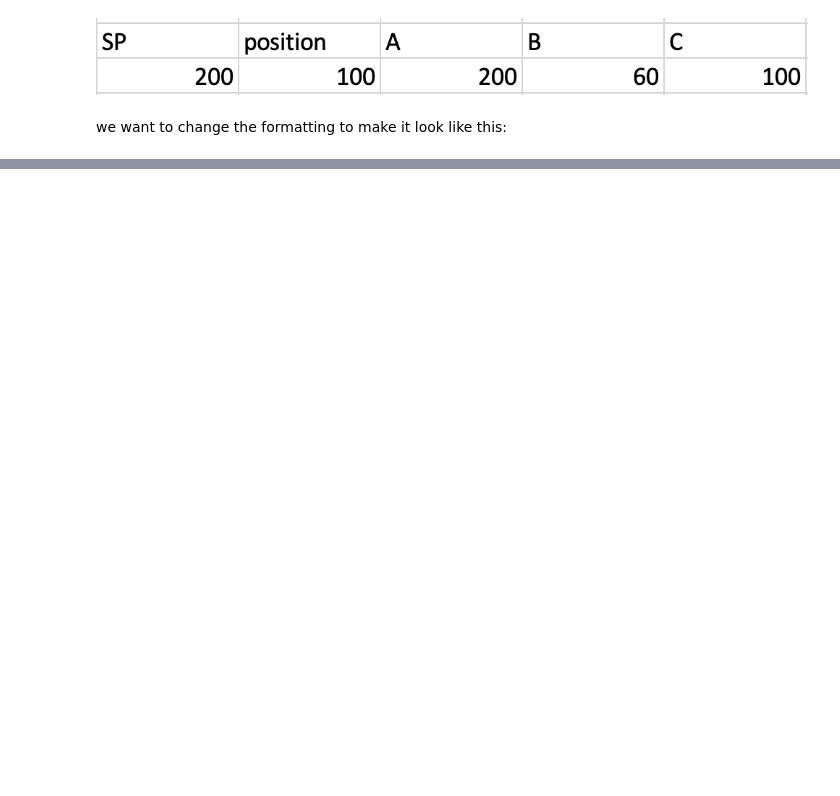
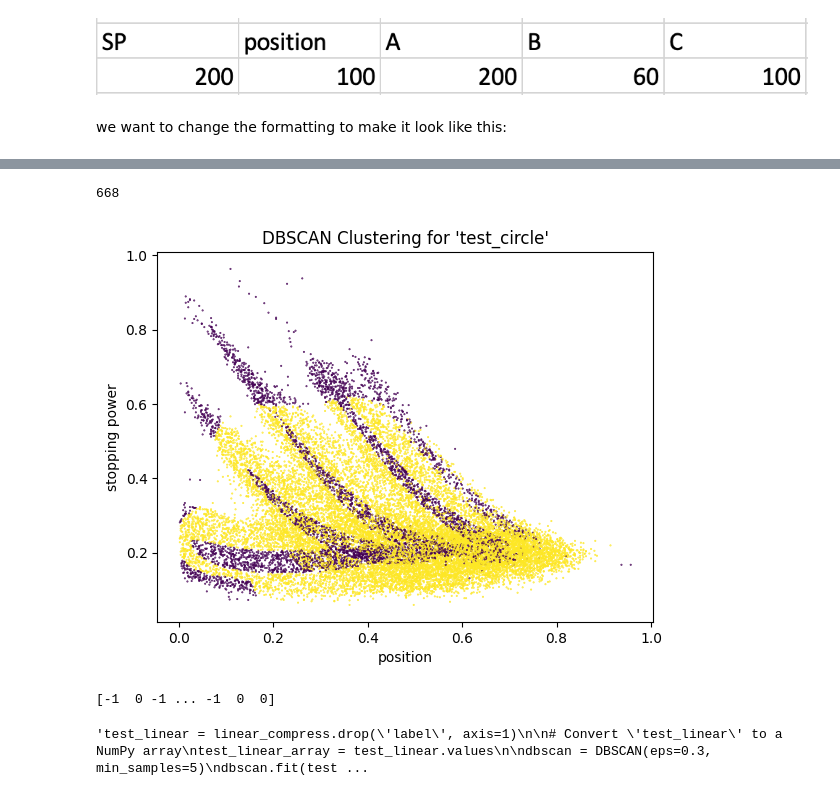
Before and after one commit to DaveStutler/G9, a Jupyter notebook: TEAM_FRIENDSHIP_PARTICLES_WOOOOO.ipynb, the cells around one changed output, grey strips where cells are left out. Cells and saved outputs as stored; diff of their text form; code cells hidden in the pictures; blank space fills up the shorter version.

```diff
--- a/TEAM_FRIENDSHIP_PARTICLES_WOOOOO.ipynb
+++ b/TEAM_FRIENDSHIP_PARTICLES_WOOOOO.ipynb
@@ -920,0 +1083,38 @@ def dimensional_reducer(df):
+# %%
+third_column = test_circle_array[:, 2]
+z_scores = np.abs((third_column - third_column.mean()) / third_column.std())
+threshold = 3
+outlier_indices = np.where(z_scores > threshold)[0]
+print(len(outlier_indices))
+mask = np.logical_not(np.isin(np.arange(len(third_column)), outlier_indices))
+test_circle_array = test_circle_array[mask]
+# %% [output]
+668
+# %%
+
+dbscan = DBSCAN(eps=0.1, min_samples=800)
+dbscan.fit(test_circle_array)
+labels = dbscan.labels_
+plt.scatter(test_circle_array[:, 0], test_circle_array[:, 1], c=labels, cmap='viridis', s = 0.2)
+plt.title("DBSCAN Clustering for 'test_circle'")
+plt.xlabel("position")
+plt.ylabel("stopping power")
+plt.show()
+print(labels)
+'''test_linear = linear_compress.drop('label', axis=1)
+
+# Convert 'test_linear' to a NumPy array
+test_linear_array = test_linear.values
+
+dbscan = DBSCAN(eps=0.3, min_samples=5)
+dbscan.fit(test_linear_array)
+labels = dbscan.labels_
+plt.scatter(test_linear_array[:, 0], test_linear_array[:, 1], c=labels, cmap='viridis')
+plt.title("DBSCAN Clustering for 'test_linear'")
+plt.xlabel("Feature 1")
+plt.ylabel("Feature 2")
+plt.show()'''
+# %% [output]
+[figure, added]
+[-1  0 -1 ... -1  0  0]
+'test_linear = linear_compress.drop(\'label\', axis=1)\n\n# Convert \'test_linear\' to a NumPy array\ntest_linear_array = test_linear.values\n\ndbscan = DBSCAN(eps=0.3, min_samples=5)\ndbscan.fit(test ...
```
Also changed, not shown: parts of 9 cells of this notebook.
